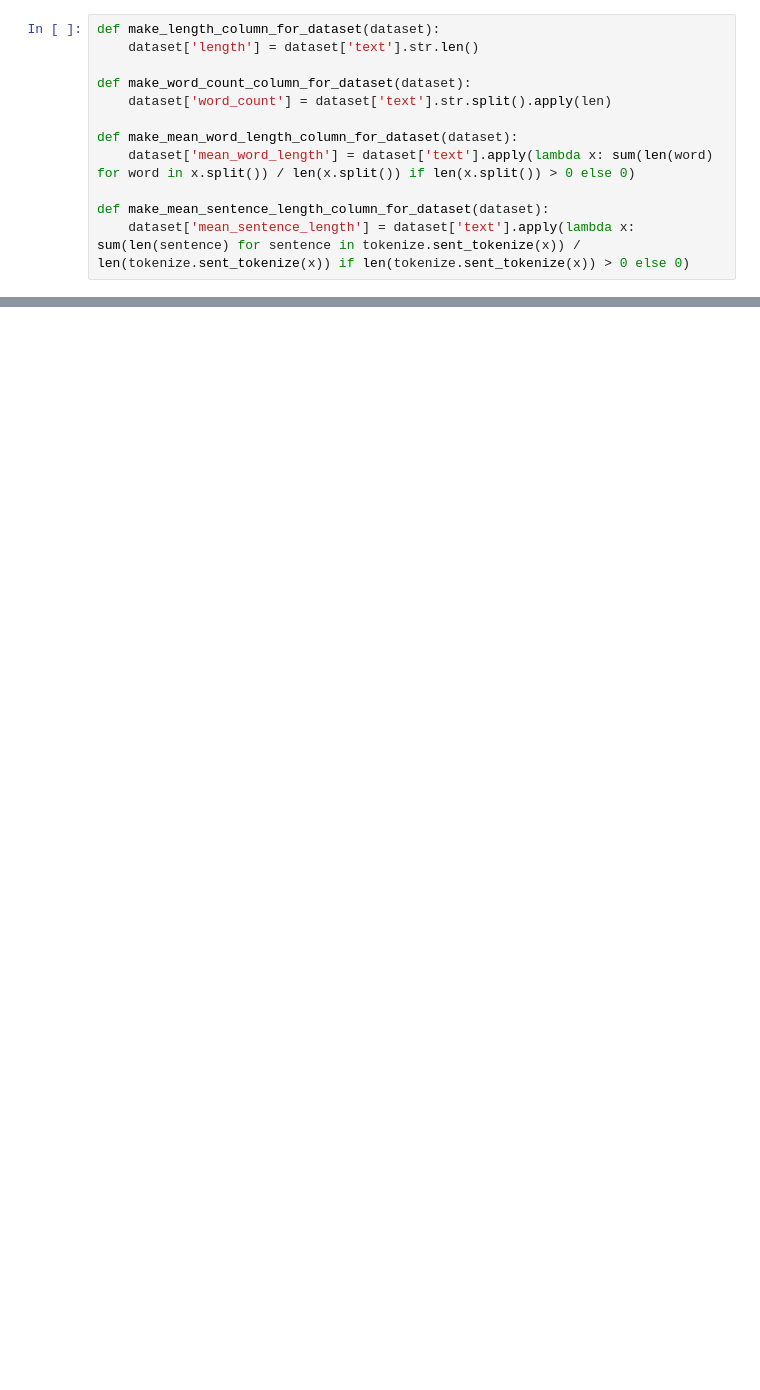
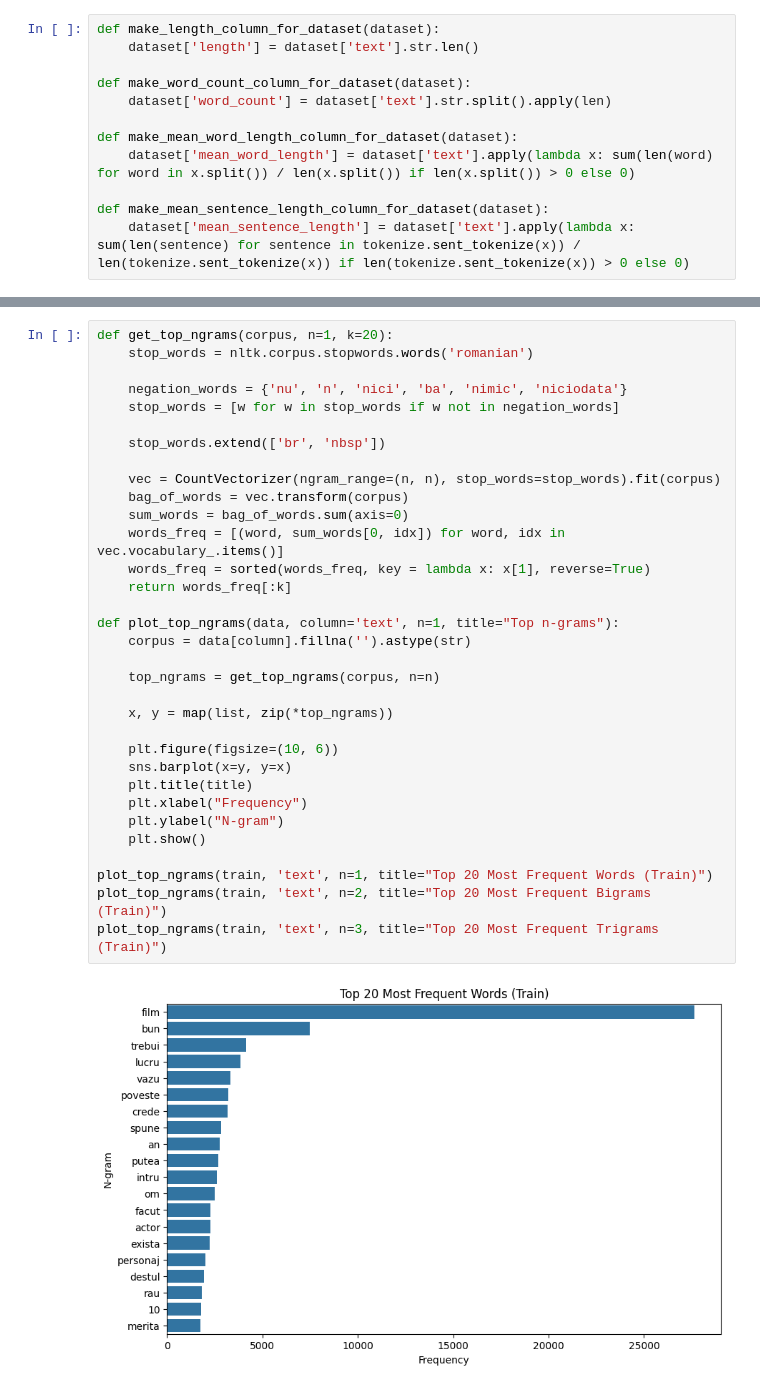
Before and after one commit to deniz2104/Homework_AI_2, a Jupyter notebook: sentiment_analysis_romanian_text.ipynb, the cells around one changed output, grey strips where cells are left out. Drawn from its saved outputs; the diff is of its cells as text; blank space fills up the shorter version.

```diff
--- a/sentiment_analysis_romanian_text.ipynb
+++ b/sentiment_analysis_romanian_text.ipynb
@@ -231,0 +322,35 @@ Positive Count: 2, Negative Count: 0
+# %%
+def get_top_ngrams(corpus, n=1, k=20):
+    stop_words = nltk.corpus.stopwords.words('romanian')
+
+    negation_words = {'nu', 'n', 'nici', 'ba', 'nimic', 'niciodata'}
+    stop_words = [w for w in stop_words if w not in negation_words]
+
+    stop_words.extend(['br', 'nbsp'])
+
+    vec = CountVectorizer(ngram_range=(n, n), stop_words=stop_words).fit(corpus)
+    bag_of_words = vec.transform(corpus)
+    sum_words = bag_of_words.sum(axis=0)
+    words_freq = [(word, sum_words[0, idx]) for word, idx in vec.vocabulary_.items()]
+    words_freq = sorted(words_freq, key = lambda x: x[1], reverse=True)
+    return words_freq[:k]
+
+def plot_top_ngrams(data, column='text', n=1, title="Top n-grams"):
+    corpus = data[column].fillna('').astype(str)
+
+    top_ngrams = get_top_ngrams(corpus, n=n)
+
+    x, y = map(list, zip(*top_ngrams))
+
+    plt.figure(figsize=(10, 6))
+    sns.barplot(x=y, y=x)
+    plt.title(title)
+    plt.xlabel("Frequency")
+    plt.ylabel("N-gram")
+    plt.show()
+
+plot_top_ngrams(train, 'text', n=1, title="Top 20 Most Frequent Words (Train)")
+plot_top_ngrams(train, 'text', n=2, title="Top 20 Most Frequent Bigrams (Train)")
+plot_top_ngrams(train, 'text', n=3, title="Top 20 Most Frequent Trigrams (Train)")
+# %% [output]
+[figure, added]
```
Also changed, not shown: parts of 56 cells of this notebook, 2 other files.
